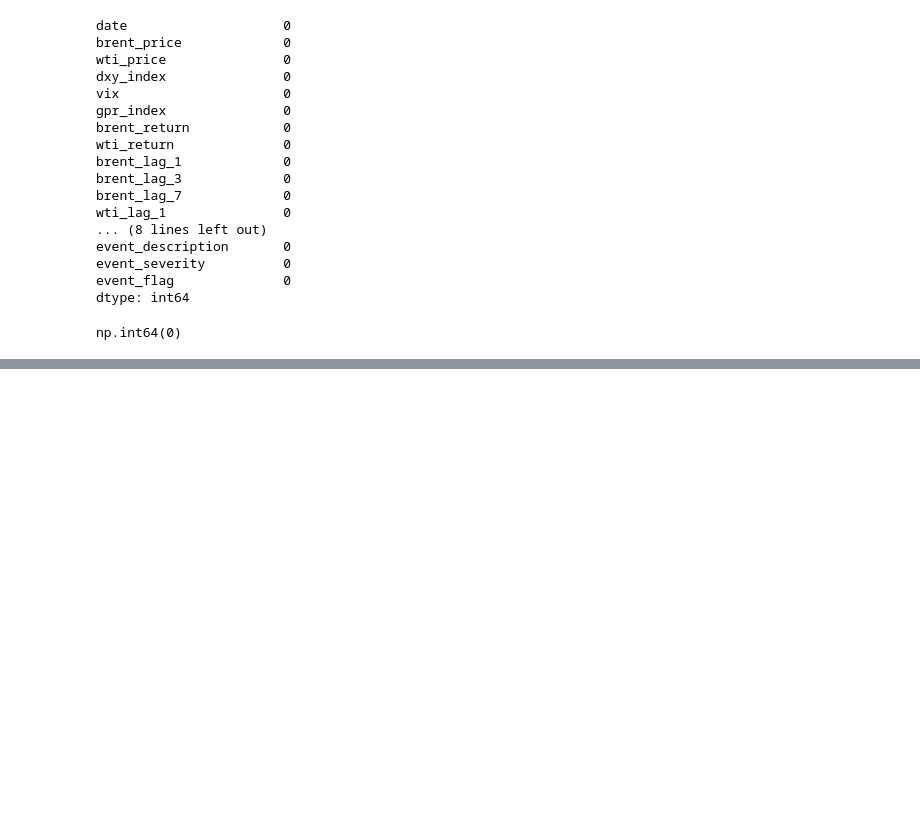
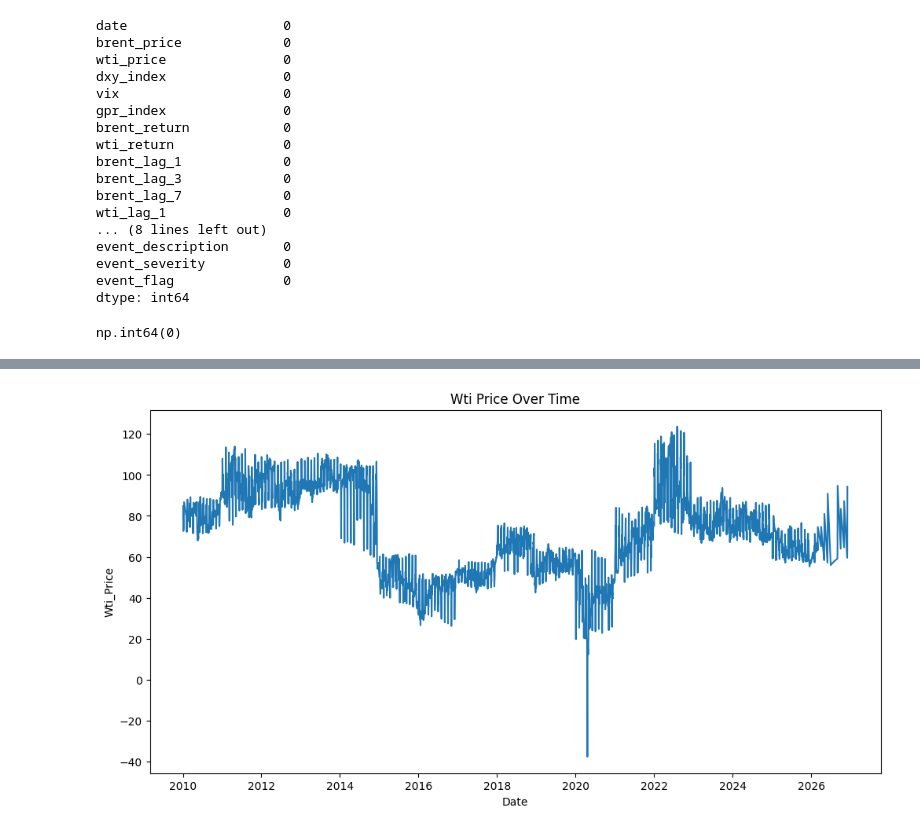
Before and after one commit to RAHEEL-HASSAN-WORK/Oil_Geopolitics_Analysis, a Jupyter notebook: Oil_Geopolitics.ipynb, the cells around one changed output, grey strips where cells are left out. Drawn from its saved outputs; the diff is of its cells as text; code cells hidden in the pictures; blank space fills up the shorter version.

```diff
--- a/Oil_Geopolitics.ipynb
+++ b/Oil_Geopolitics.ipynb
@@ -124,0 +136,9 @@ df.drop_duplicates(inplace=True)
+# %%
+plt.figure(figsize=(12,6))
+sns.lineplot(x='date', y='wti_price', data=df)
+plt.title('Wti Price Over Time')
+plt.xlabel('Date')
+plt.ylabel('Wti_Price')
+plt.show()
+# %% [output]
+[figure, added]
```
Also changed, not shown: parts of 4 cells of this notebook.
